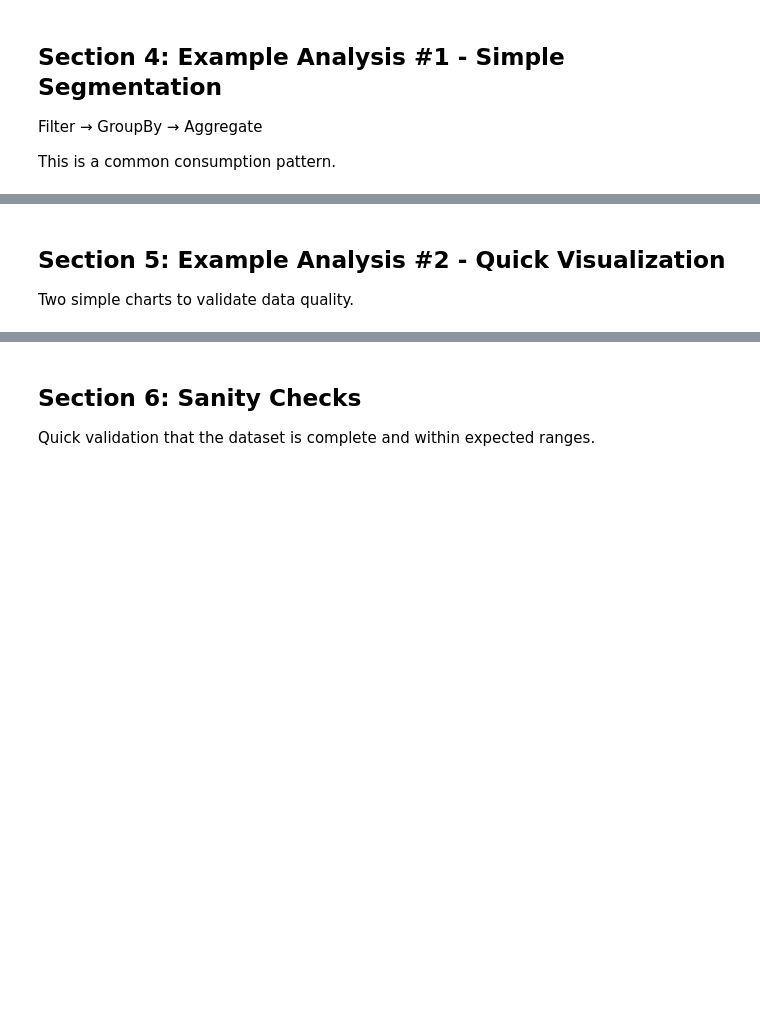
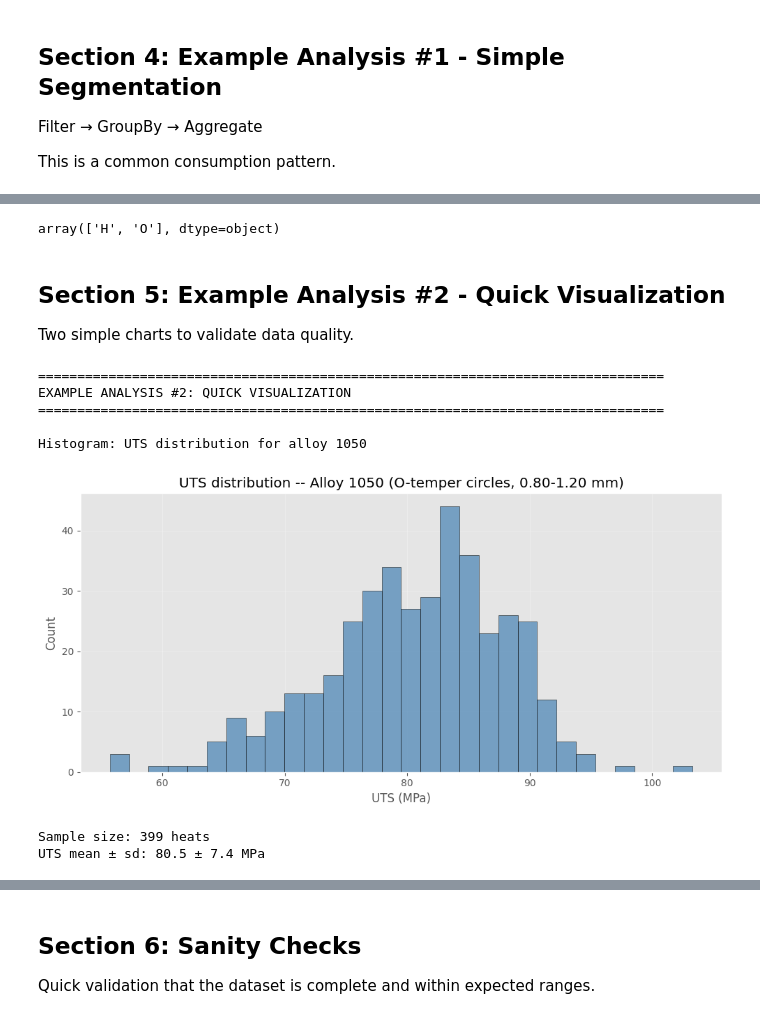
Before and after one commit to ivvza-io/sc01-from-excel-to-sql-analytics, a Jupyter notebook: notebooks/01_sql_semantic_layer_consumption.ipynb, the cells around one changed output, grey strips where cells are left out. Drawn from its saved outputs; the diff is of its cells as text; code cells hidden in the pictures; blank space fills up the shorter version.

Commit message:
feat: notebook for db

```diff
--- a/notebooks/01_sql_semantic_layer_consumption.ipynb
+++ b/notebooks/01_sql_semantic_layer_consumption.ipynb
@@ -38,3 +38,22 @@ from dotenv import load_dotenv
 pd.set_option("display.max_columns", 200)
 pd.set_option("display.width", 140)
 plt.style.use('ggplot')
+
+# ============================================================================
+# DATA SOURCE SELECTION
+# ============================================================================
+DATA_SOURCE = 'postgresql'
+
+    # Load .env from repo root
+repo_root = Path.cwd()
+if repo_root.name == 'notebooks':
+    repo_root = repo_root.parent
+
+print("=" * 80)
+print("SC01 SEMANTIC LAYER CONSUMPTION EXAMPLE")
+print("=" * 80)
+print(f"\nDATA SOURCE: {DATA_SOURCE.upper()}")
+print(f"\nTo switch sources:")
+print(f"  - CSV: Works offline, no setup needed")
+print(f"  - PostgreSQL: Set DATA_SOURCE = 'postgresql' (requires DB)")
+print("\n" + "=" * 80 + "\n")
@@ -206,3 +368,7 @@ print("\nInsight: UTS varies by alloy; consistency within each alloy is stable")
+# %%
+df.base_temper.unique()
+# %% [output]
+array(['H', 'O'], dtype=object)
 # %% [markdown]
 ## Section 5: Example Analysis #2 - Quick Visualization
 
@@ -210,28 +376,37 @@ Two simple charts to validate data quality.
 # %%
 # ============================================================================
 # SECTION 5: Example Analysis #2 - Quick Visualization
 # ============================================================================
 
 print("\n" + "=" * 80)
 print("EXAMPLE ANALYSIS #2: QUICK VISUALIZATION")
 print("=" * 80 + "\n")
 
-ALLOY = 1100
+ALLOY = '1050'
 single_alloy = segment[segment['alloy_code'] == ALLOY].dropna(subset=['uts_value'])
 
 print(f"Histogram: UTS distribution for alloy {ALLOY}\n")
 
 plt.figure(figsize=(10, 5))
 plt.hist(single_alloy['uts_value'], bins=30, color='steelblue', edgecolor='black', alpha=0.7)
 plt.title(f'UTS distribution -- Alloy {ALLOY} (O-temper circles, 0.80-1.20 mm)')
 plt.xlabel('UTS (MPa)')
 plt.ylabel('Count')
 plt.grid(True, alpha=0.3)
 plt.tight_layout()
 plt.show()
 
 print(f"Sample size: {len(single_alloy)} heats")
 print(f"UTS mean ± sd: {single_alloy['uts_value'].mean():.1f} ± {single_alloy['uts_value'].std():.1f} MPa")
+# %% [output]
+================================================================================
+EXAMPLE ANALYSIS #2: QUICK VISUALIZATION
+================================================================================
+
+Histogram: UTS distribution for alloy 1050
+[figure, added]
+Sample size: 399 heats
+UTS mean ± sd: 80.5 ± 7.4 MPa
 # %%
 # Boxplot: Compare across alloys
 print("\nBoxplot: UTS distribution by alloy (same segment)\n")
```
Also changed, not shown: parts of 12 cells of this notebook.
